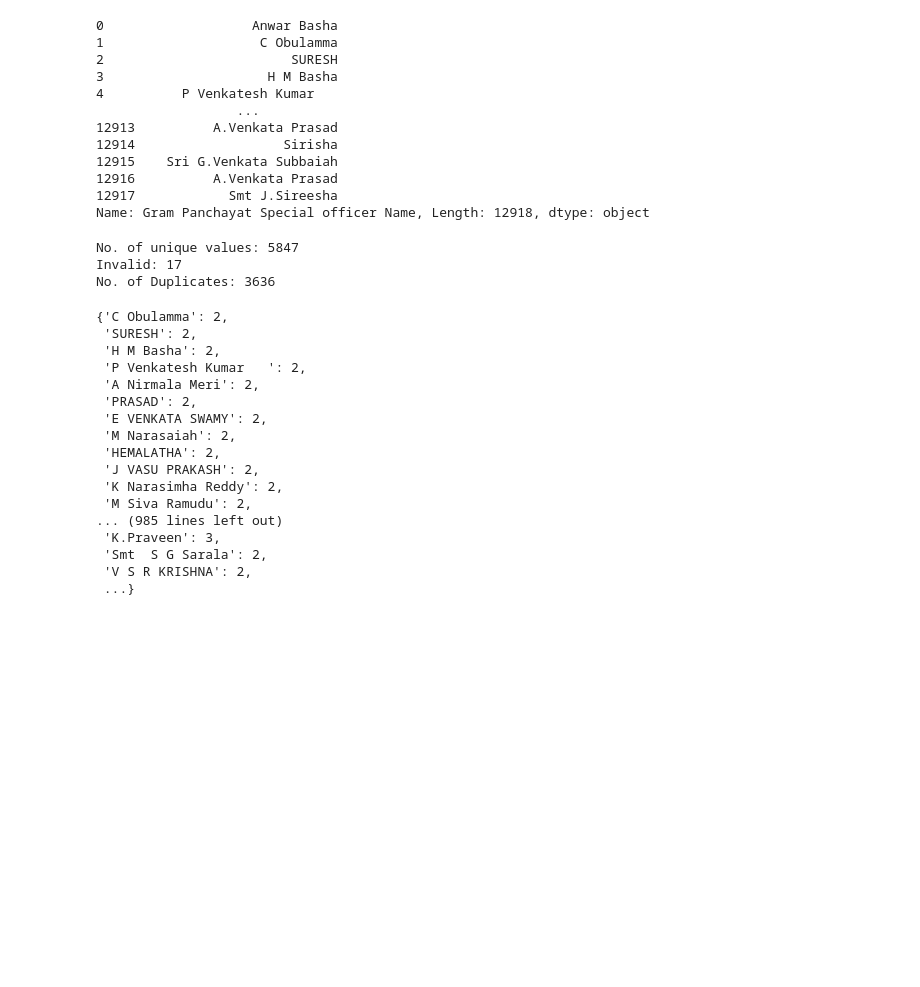
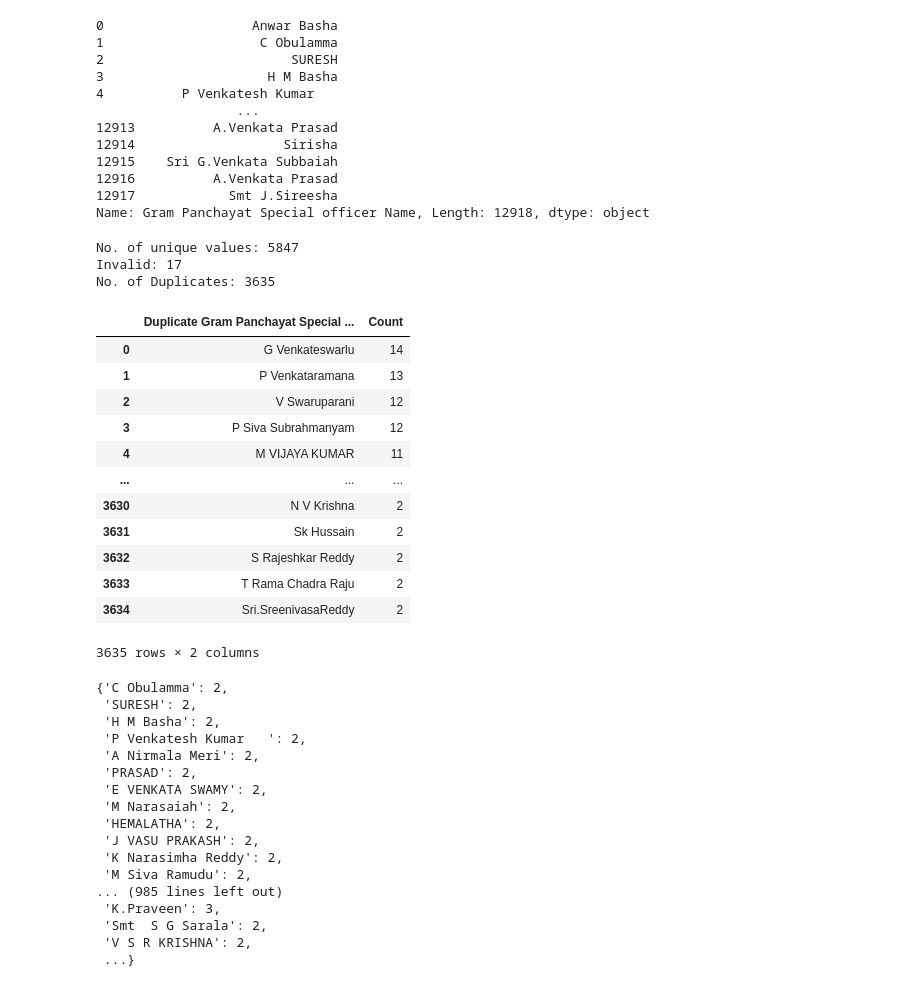
Before and after one commit to shayan-khoygani/Codebook, a Jupyter notebook: Andhra Pradesh Gram Panchayat/Andhra Pradesh Gram Panchayat.ipynb, the cells around one changed output. Drawn from its saved outputs; the diff is of its cells as text; code cells hidden in the pictures; blank space fills up the shorter version.

```diff
--- a/Andhra Pradesh Gram Panchayat/Andhra Pradesh Gram Panchayat.ipynb
+++ b/Andhra Pradesh Gram Panchayat/Andhra Pradesh Gram Panchayat.ipynb
@@ -343,17 +373,35 @@ Name: Gram Panchayat Special officer Name, Length: 12918, dtype: object
 # %%
 print("No. of unique values:", len(column.unique()))
 
 # Number of empty strings/missing values
 print("Invalid:", sum(column == " ") + sum(column.isnull()))
-
+column = column.dropna()
 # Check for duplicates
 counter = dict(Counter(column))
-duplicates = { key:value for key, value in counter.items() if value > 1}
+duplicates = { key:[value] for key, value in counter.items() if value > 1}
 print("No. of Duplicates:", len(duplicates))
+
+
+table = pd.DataFrame.from_dict(duplicates)
+table = table.melt(var_name="Duplicate Gram Panchayat Special officer Names", value_name="Count").sort_values(by=["Count"], ascending=False).reset_index(drop=True)
+table
 # %% [output]
 No. of unique values: 5847
 Invalid: 17
-No. of Duplicates: 3636
+No. of Duplicates: 3635
+|  | Duplicate Gram Panchayat Special ... | Count |
+| 0 | G Venkateswarlu | 14 |
+| 1 | P Venkataramana | 13 |
+| 2 | V Swaruparani | 12 |
+| 3 | P Siva Subrahmanyam | 12 |
+| 4 | M VIJAYA KUMAR | 11 |
+| ... | ... | ... |
+| 3630 | N V Krishna | 2 |
+| 3631 | Sk Hussain | 2 |
+| 3632 | S Rajeshkar Reddy | 2 |
+| 3633 | T Rama Chadra Raju | 2 |
+| 3634 | Sri.SreenivasaReddy | 2 |
+3635 rows × 2 columns
 # %%
 duplicates
 # Example
```
Also changed, not shown: parts of 7 cells of this notebook, 2 other files.
